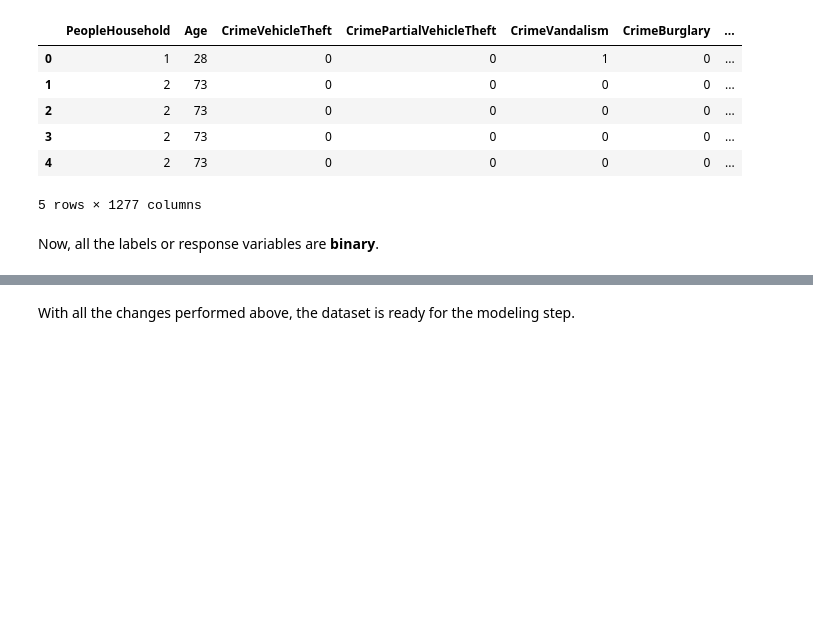
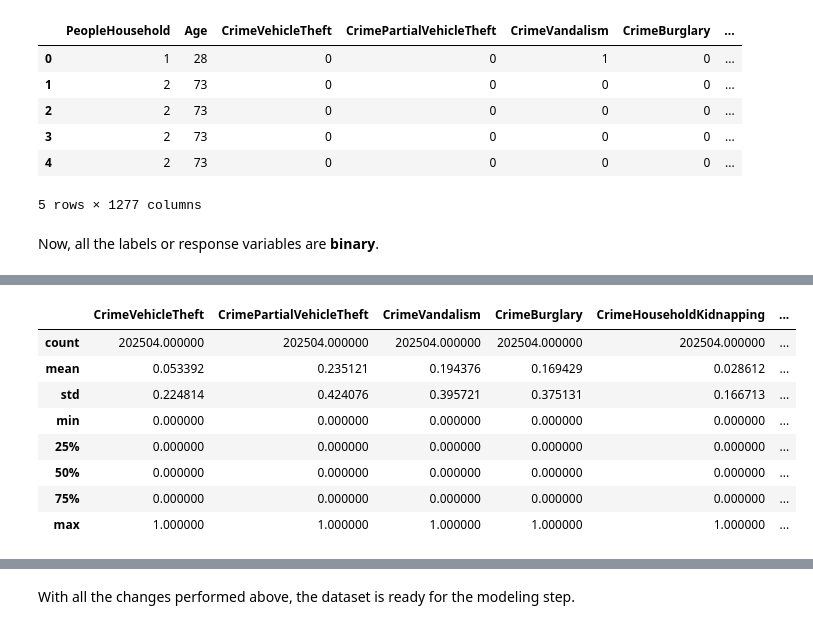
Before and after one commit to DanielEduardoLopez/CrimePredictionMX, a Jupyter notebook: CrimePredictionMX.ipynb, the cells around one changed output, grey strips where cells are left out. Drawn from its saved outputs; the diff is of its cells as text; code cells hidden in the pictures; blank space fills up the shorter version.

Commit message:
Dataset split into predictors and responses

```diff
--- a/CrimePredictionMX.ipynb
+++ b/CrimePredictionMX.ipynb
@@ -1844,9 +1844,11 @@ labels = ["CrimeVehicleTheft",
         "CrimeKidnapping",
         "CrimeAssault",
         "CrimeRape",
-        "CrimeOther"]
+        "CrimeOther",
+        "CrimeOverall"]
 
-labels_dict = {1:1,
+labels_dict = {0:0,
+               1:1,
                2:0,
                3:0,
                9:0}
@@ -1868,0 +1873,3 @@ Now, all the labels or response variables are **binary**.
+# %%
+X = dataset[dataset.columns.difference(labels, sort=False)]
+Y = dataset[labels]
@@ -1868,0 +1927,12 @@ Now, all the labels or response variables are **binary**.
+# %%
+Y.describe()
+# %% [output]
+|  | CrimeVehicleTheft | CrimePartialVehicleTheft | CrimeVandalism | CrimeBurglary | CrimeHouseholdKidnapping | ... |
+| count | 202504.000000 | 202504.000000 | 202504.000000 | 202504.000000 | 202504.000000 | ... |
+| mean | 0.053392 | 0.235121 | 0.194376 | 0.169429 | 0.028612 | ... |
+| std | 0.224814 | 0.424076 | 0.395721 | 0.375131 | 0.166713 | ... |
+| min | 0.000000 | 0.000000 | 0.000000 | 0.000000 | 0.000000 | ... |
+| 25% | 0.000000 | 0.000000 | 0.000000 | 0.000000 | 0.000000 | ... |
+| 50% | 0.000000 | 0.000000 | 0.000000 | 0.000000 | 0.000000 | ... |
+| 75% | 0.000000 | 0.000000 | 0.000000 | 0.000000 | 0.000000 | ... |
+| max | 1.000000 | 1.000000 | 1.000000 | 1.000000 | 1.000000 | ... |
```
Also changed, not shown: parts of 11 cells of this notebook.
